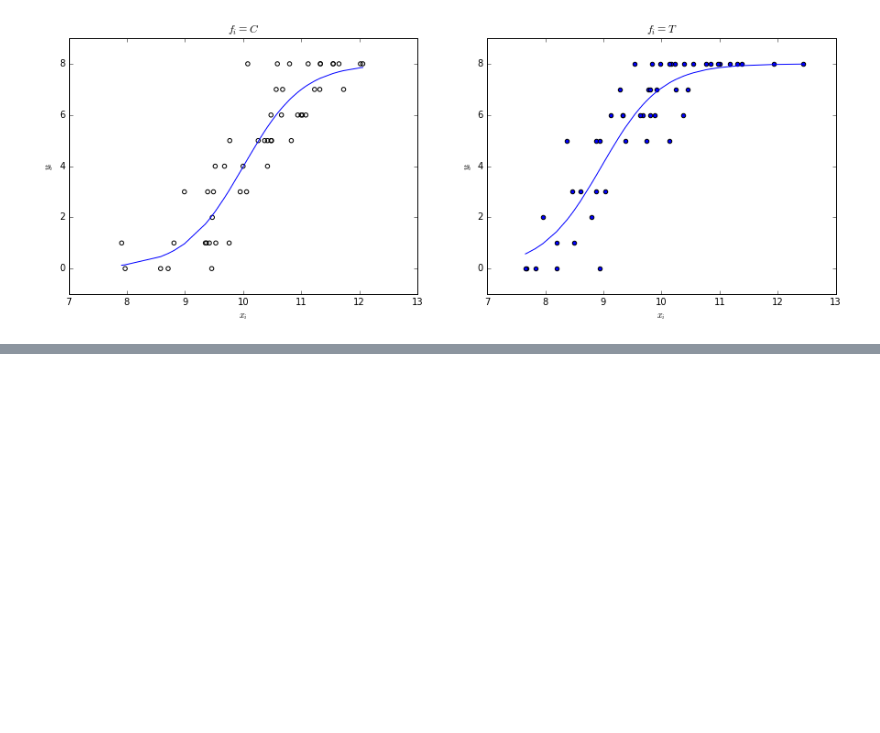
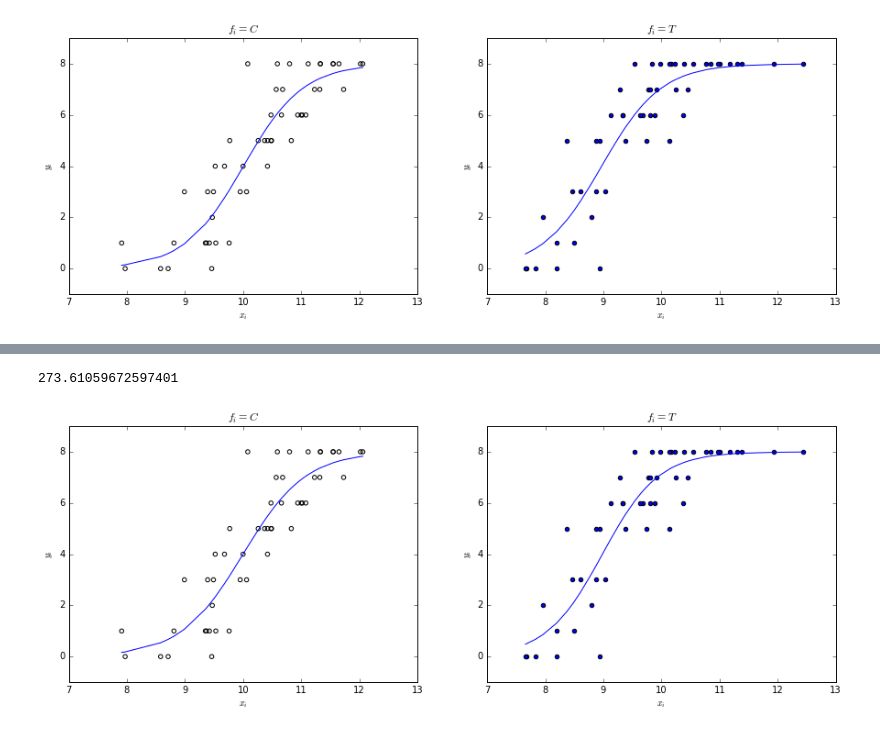
Before and after one commit to kyohei-koga/stastical_modeling_for-_data_analysis, a Jupyter notebook: 06expanding_application_range_of_GLM_/06.ipynb, the cells around one changed output, grey strips where cells are left out. Cells and saved outputs as stored; diff of their text form; code cells hidden in the pictures; blank space fills up the shorter version.

```diff
--- a/06expanding_application_range_of_GLM_/06.ipynb
+++ b/06expanding_application_range_of_GLM_/06.ipynb
@@ -102,3 +102,15 @@ ax2.set(xlabel='$x_{i}$',ylabel='$y_{i}$',title='$f_{i}=T$')
 plt.show()
 # %% [output]
 [figure]
+# %%
+import itertools
+column = ['f_int','x']
+sumarry = []
+for i in range(2):
+    for a in itertools.combinations(column,i+1):
+        a_array = np.array(a)
+        data.x_c = sm.add_constant(data[a_array])
+        model = sm.GLM(data[['y','N-y']],data.x_c,family=sm.families.Binomial())
+        res = model.fit()
+        sumarry.append([a_array,res.df_model+1,res.llf,-2*res.llf,res.deviance,res.aic])
+result_table = pd.DataFrame(sumarry,columns=['model','k','logL','deviance','residual deviance','AIC'])
@@ -104,0 +124,6 @@ plt.show()
+# %%
+data['x*f'] = data['x'] * data['f_int']
+# %%
+data.x_c = sm.add_constant(data[['x','f_int','x*f']])
+result = sm.GLM(data[['y','N-y']],data.x_c,family=sm.families.Binomial()).fit()
+result.summary()
@@ -104,0 +145,21 @@ plt.show()
+# %%
+result.aic
+# %% [output]
+273.61059672597401
+# %%
+def logistic(x):
+    return 1. / (1+np.exp(-x))
+
+data['predict'] = result.predict()#返ってくるのは規格化された値
+fig=plt.figure(figsize=(15,5))
+ax1 = fig.add_subplot(1,2,1)
+ax2 = fig.add_subplot(1,2,2)
+ax1.scatter(data[data['f']=='C'].x,data[data['f']=='C'].y,facecolors='none')
+ax1.plot(data[data['f']=='C'].sort_values('x').x,data[data['f']=='C'].sort_values('x').predict*8.)
+ax2.scatter(data[data['f']=='T'].x,data[data['f']=='T'].y)
+ax2.plot(data[data['f']=='T'].sort_values('x').x,data[data['f']=='T'].sort_values('x').predict*8.)
+ax1.set(xlabel='$x_{i}$',ylabel='$y_{i}$',title='$f_{i}=C$')
+ax2.set(xlabel='$x_{i}$',ylabel='$y_{i}$',title='$f_{i}=T$')
+plt.show()
+# %% [output]
+[figure, added]
```
Also changed, not shown: parts of 3 cells of this notebook, 4 other files.
